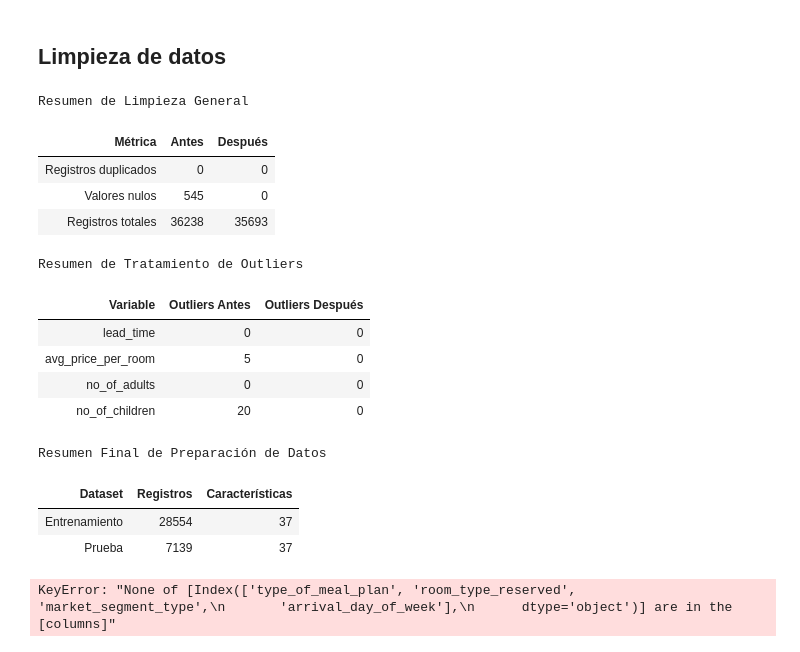
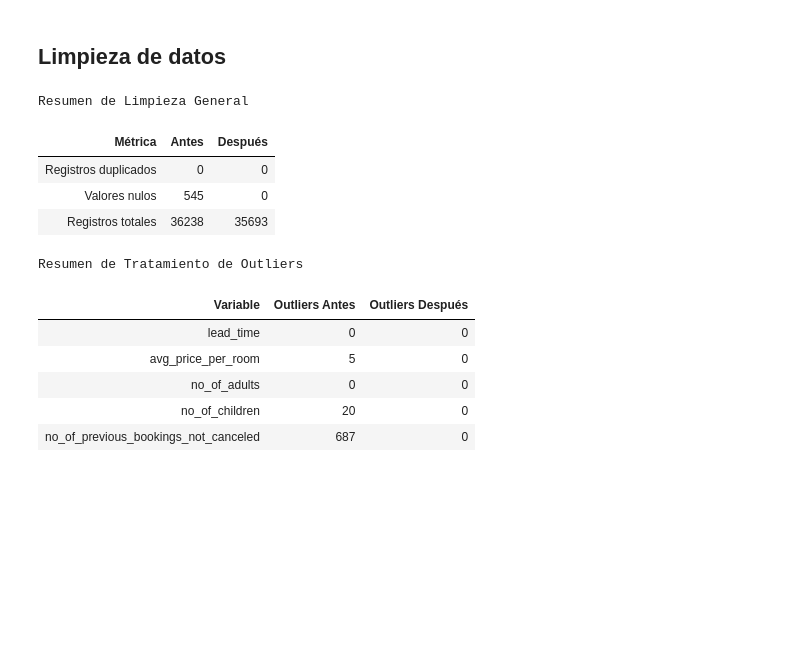
Before and after one commit to YacoCappelletti/analisis_reservas_hotel_dev, a Jupyter notebook: analisis_reservas_hotel.ipynb, the cells around one changed output. Saved outputs shown, nothing was run; the diff lists cells and outputs as text; code cells hidden in the pictures; blank space fills up the shorter version.

```diff
--- a/analisis_reservas_hotel.ipynb
+++ b/analisis_reservas_hotel.ipynb
@@ -172,7 +172,7 @@ fig = plt.figure(figsize=(5 * n_cols, 4 * n_rows))
 for i, col in enumerate(numerical_cols):
     plt.subplot(n_rows, n_cols, i + 1)
     sns.boxplot(x=df[col], orient='h')
-    plt.title(f'Boxplot de {col}')
+    plt.title(f'{col}')
     plt.xlabel(col)
 plt.tight_layout()
 
@@ -1370,7 +1370,7 @@ clean_summary = pd.DataFrame({
 })
 
 # Paso 3: Tratamiento de outliers
-outlier_vars = ['lead_time', 'avg_price_per_room', 'no_of_adults', 'no_of_children']
+outlier_vars = ['lead_time', 'avg_price_per_room', 'no_of_adults', 'no_of_children', 'no_of_previous_bookings_not_canceled']
 outlier_data = []
 
 for col in outlier_vars:
@@ -1397,74 +1397,31 @@ for col in outlier_vars:
 outlier_df = pd.DataFrame(outlier_data)
 
 # Mostrar tablas en formato HTML
 clean_table = clean_summary.to_html(index=False, classes='table table-striped')
 outlier_table = outlier_df.to_html(index=False, classes='table table-striped')
 
 html_output = f"""
 <div style="margin: 20px 0;">
     <h4>Resumen de Limpieza General</h4>
     {clean_table}
 </div>
 <div style="margin: 40px 0 20px 0;">
     <h4>Resumen de Tratamiento de Outliers</h4>
     {outlier_table}
 </div>
 """
 
 display(HTML(html_output))
-
-# Continuar con el procesamiento restante
-# Extraer características temporales
-df_clean['arrival_day_of_week'] = df_clean['arrival_date_complete'].dt.day_name()
-df_clean['is_peak_season'] = df_clean['arrival_month'].isin([6, 7, 8]).astype(int)
-
-# Paso 4: Codificación de variables categóricas
-le = LabelEncoder()
-df_clean['booking_status_encoded'] = le.fit_transform(df_clean['booking_status'])
-
-cat_cols = ['type_of_meal_plan', 'room_type_reserved', 'market_segment_type', 'arrival_day_of_week']
-df_clean = pd.get_dummies(df_clean, columns=cat_cols, drop_first=True)
-
-# Paso 5: Preparación de datos para modelo
-drop_cols = ['Booking_ID', 'arrival_date_complete', 'booking_status', 'arrival_year', 'arrival_date']
-X = df_clean.drop(drop_cols + ['booking_status_encoded'], axis=1)
-y = df_clean['booking_status_encoded']
-
-X_train, X_test, y_train, y_test = train_test_split(
-    X, y, test_size=0.2, random_state=42, stratify=y
-)
-
-# Mostrar resumen final
-final_summary = pd.DataFrame({
-    'Dataset': ['Entrenamiento', 'Prueba'],
-    'Registros': [X_train.shape[0], X_test.shape[0]],
-    'Características': [X_train.shape[1], X_test.shape[1]]
-})
-
-display(HTML(f"""
-<div style="margin: 40px 0 20px 0;">
-    <h4>Resumen Final de Preparación de Datos</h4>
-    {final_summary.to_html(index=False, classes='table table-striped')}
-</div>
-"""))
-
-# One hot encoding for categorical variables
-cat_cols = ['type_of_meal_plan', 'room_type_reserved', 'market_segment_type', 'arrival_day_of_week']
-df_clean = pd.get_dummies(df_clean, columns=cat_cols, drop_first=True)
 # %% [output]
 Resumen de Limpieza General
 | Métrica | Antes | Después |
 | Registros duplicados | 0 | 0 |
 | Valores nulos | 545 | 0 |
 | Registros totales | 36238 | 35693 |
 Resumen de Tratamiento de Outliers
 | Variable | Outliers Antes | Outliers Después |
 | lead_time | 0 | 0 |
 | avg_price_per_room | 5 | 0 |
 | no_of_adults | 0 | 0 |
 | no_of_children | 20 | 0 |
+| no_of_previous_bookings_not_canceled | 687 | 0 |
-Resumen Final de Preparación de Datos
-| Dataset | Registros | Características |
-| Entrenamiento | 28554 | 37 |
-| Prueba | 7139 | 37 |
-KeyError: "None of [Index(['type_of_meal_plan', 'room_type_reserved', 'market_segment_type',\n       'arrival_day_of_week'],\n      dtype='object')] are in the [columns]"
```
Also changed, not shown: parts of 17 cells of this notebook.
